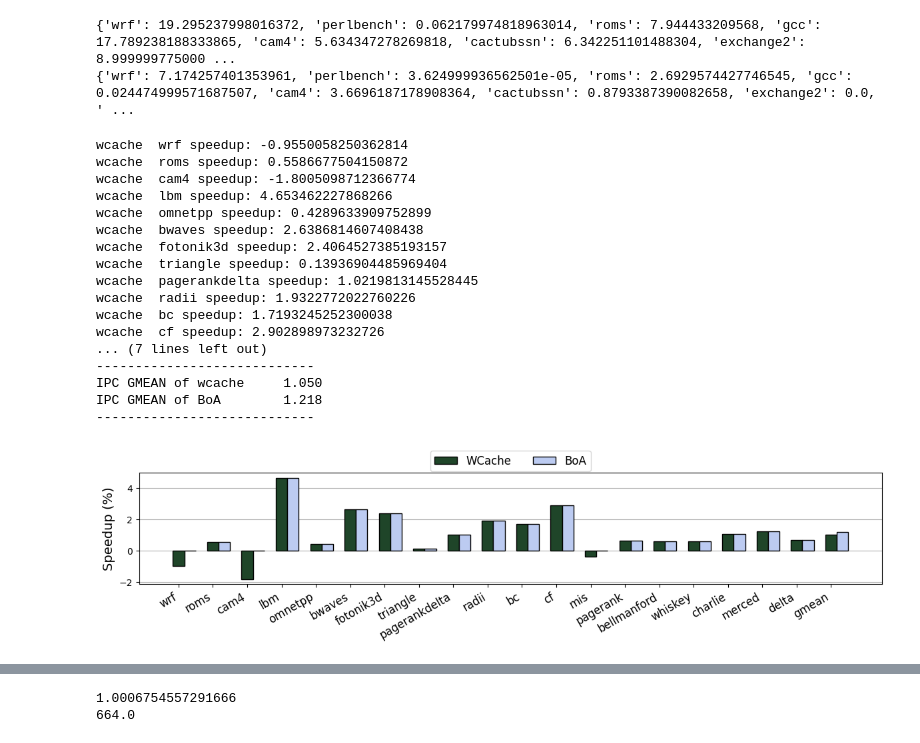
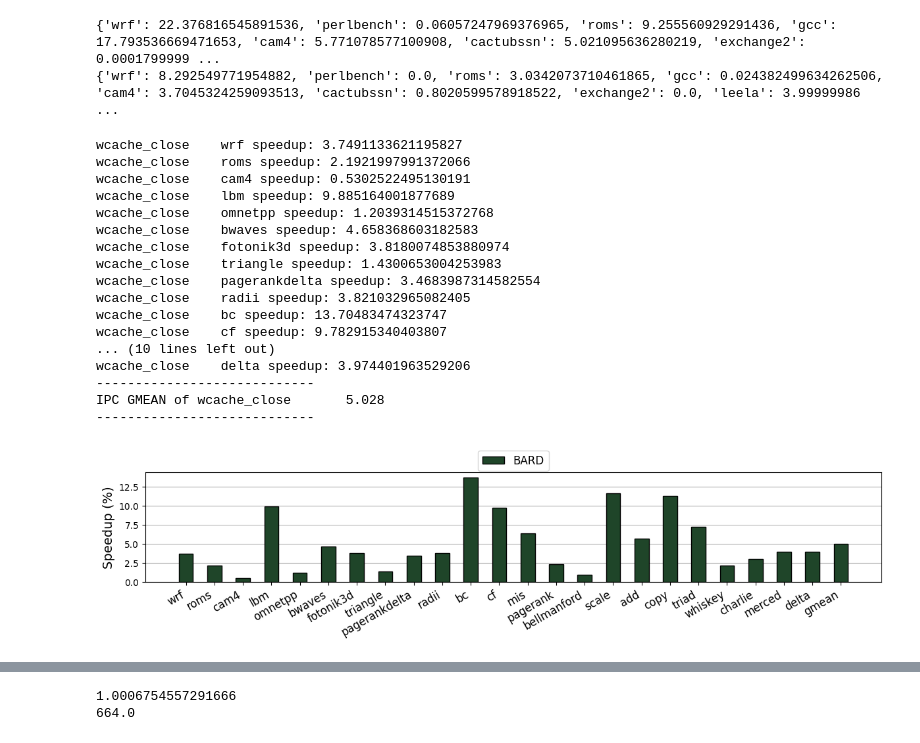
Before and after one commit to panzerox123/champsim-bard, a Jupyter notebook: data/wcache.ipynb, the cells around one changed output, grey strips where cells are left out. Saved outputs shown, nothing was run; the diff lists cells and outputs as text; code cells hidden in the pictures.

```diff
--- a/data/wcache.ipynb
+++ b/data/wcache.ipynb
@@ -44,14 +44,14 @@ def get_stats_for_builds(builds: list[str], stat_name: str, reference_mpki: dict
                   and reference_wpki[w] >= wpki_min }
     return out
 # %%
-baseline_stats = read_csv_file('baseline.csv')
+baseline_stats = read_csv_file('baseline_close.csv')
 reference_mpki = { w: stats['MPKI'] for (w,stats) in baseline_stats.items() }
 reference_wpki = { w: stats['WPKI'] for (w,stats) in baseline_stats.items() }
 print(reference_mpki)
 print(reference_wpki)
 # %% [output]
-{'wrf': 19.295237998016372, 'perlbench': 0.062179974818963014, 'roms': 7.944433209568, 'gcc': 17.789238188333865, 'cam4': 5.634347278269818, 'cactubssn': 6.342251101488304, 'exchange2': 8.999999775000 ...
-{'wrf': 7.174257401353961, 'perlbench': 3.624999936562501e-05, 'roms': 2.6929574427746545, 'gcc': 0.024474999571687507, 'cam4': 3.6696187178908364, 'cactubssn': 0.8793387390082658, 'exchange2': 0.0, ' ...
+{'wrf': 22.376816545891536, 'perlbench': 0.06057247969376965, 'roms': 9.255560929291436, 'gcc': 17.793536669471653, 'cam4': 5.771078577100908, 'cactubssn': 5.021095636280219, 'exchange2': 0.0001799999 ...
+{'wrf': 8.292549771954882, 'perlbench': 0.0, 'roms': 3.0342073710461865, 'gcc': 0.024382499634262506, 'cam4': 3.7045324259093513, 'cactubssn': 0.8020599578918522, 'exchange2': 0.0, 'leela': 3.99999986 ...
 # %%
 def plot_relative_stat(output_file, builds: list[str], stat_name: str, y_label: str, labels: list, color_list: list, negate=False, percentage=False, plot_best_of_all=False):
     stats = get_stats_for_builds(builds, stat_name, reference_mpki=reference_mpki, reference_wpki=reference_wpki)
@@ -129,29 +129,29 @@ def plot_relative_stat(output_file, builds: list[str], stat_name: str, y_label:
     print('----------------------------')
 # %%
 # Main evaluations:
-plot_relative_stat('plots/main_evals_lru.pdf',
-                   ['baseline', 'wcache'],
+plot_relative_stat('plots/main_evals_lru_close.pdf',
+                   ['baseline_close', 'wcache_close'],
                    'IPC',
                    'Speedup (%)',
-                   ['WCache', 'WCache_New'],
+                   ['BARD'],
                    [C3, C1, C4],
-                   percentage=True, plot_best_of_all=True)
+                   percentage=True)
 # %% [output]
-wcache  wrf speedup: -0.9550058250362814
-wcache  roms speedup: 0.5586677504150872
-wcache  cam4 speedup: -1.8005098712366774
-wcache  lbm speedup: 4.653462227868266
-wcache  omnetpp speedup: 0.4289633909752899
-wcache  bwaves speedup: 2.6386814607408438
-wcache  fotonik3d speedup: 2.4064527385193157
-wcache  triangle speedup: 0.13936904485969404
-wcache  pagerankdelta speedup: 1.0219813145528445
-wcache  radii speedup: 1.9322772022760226
-wcache  bc speedup: 1.7193245252300038
-wcache  cf speedup: 2.902898973232726
-... (7 lines left out)
+wcache_close    wrf speedup: 3.7491133621195827
+wcache_close    roms speedup: 2.1921997991372066
+wcache_close    cam4 speedup: 0.5302522495130191
+wcache_close    lbm speedup: 9.885164001877689
+wcache_close    omnetpp speedup: 1.2039314515372768
+wcache_close    bwaves speedup: 4.658368603182583
+wcache_close    fotonik3d speedup: 3.8180074853880974
+wcache_close    triangle speedup: 1.4300653004253983
+wcache_close    pagerankdelta speedup: 3.4683987314582554
+wcache_close    radii speedup: 3.821032965082405
+wcache_close    bc speedup: 13.70483474323747
+wcache_close    cf speedup: 9.782915340403807
+... (10 lines left out)
+wcache_close    delta speedup: 3.974401963529206
 ----------------------------
-IPC GMEAN of wcache     1.050
-IPC GMEAN of BoA        1.218
+IPC GMEAN of wcache_close       5.028
 ----------------------------
-[figure, old version]
+[figure, new version]
```
Also changed, not shown: parts of 3 cells of this notebook, 15 other files.
